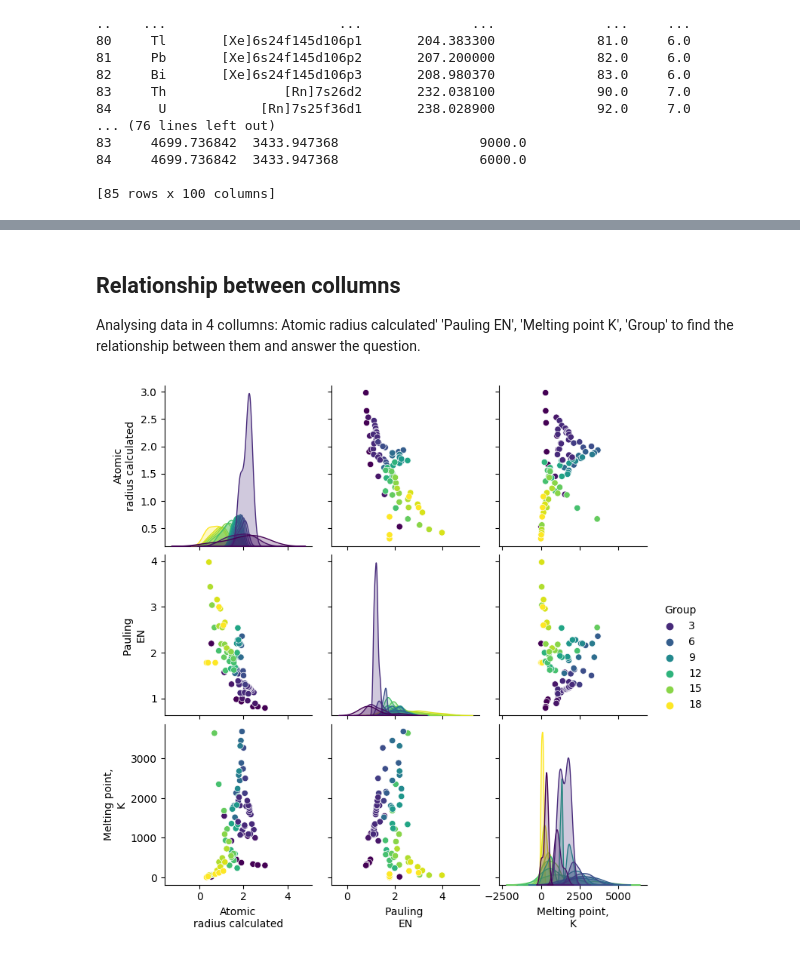
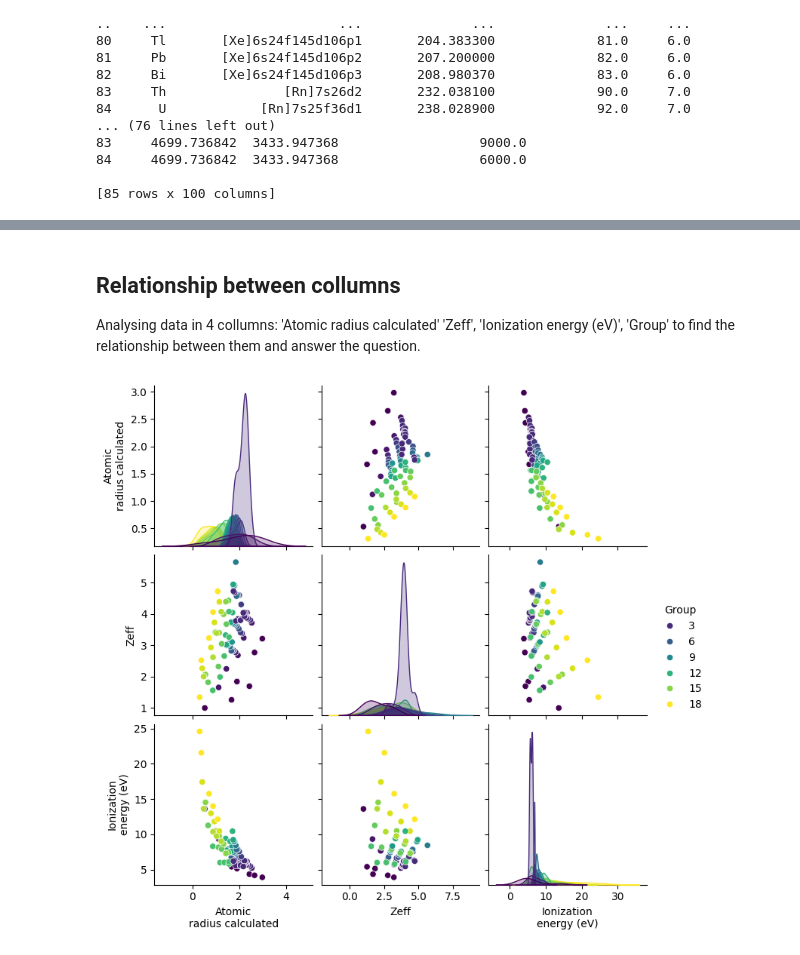
Before and after one commit to G180125/Research-Assessment-3, a Jupyter notebook: Research.ipynb, the cells around one changed output, grey strips where cells are left out. Saved outputs shown, nothing was run; the diff lists cells and outputs as text; code cells hidden in the pictures.

```diff
--- a/Research.ipynb
+++ b/Research.ipynb
@@ -180,11 +198,11 @@ plt.show()
 # %% [markdown]
 ## Relationship between collumns
-Analysing data in 4 collumns: Atomic radius calculated' 'Pauling EN', 'Melting point K', 'Group' to find the relationship between them and answer the question.
+Analysing data in 4 collumns: 'Atomic radius calculated' 'Zeff', 'Ionization energy (eV)', 'Group' to find the relationship between them and answer the question.
 # %%
 plt.rcdefaults()
 
 df['Group'] = df['Group'].astype(int)
-sns.pairplot(df, vars=['Atomic\nradius calculated', 'Pauling \nEN', 'Melting point,\nK'], hue='Group', palette='viridis')
+sns.pairplot(df, vars=['Atomic\nradius calculated', 'Zeff', 'Ionization\nenergy (eV)'], hue='Group', palette='viridis')
 plt.show()
 # %% [output]
-[figure, old version]
+[figure, new version]
```
Also changed, not shown: parts of 25 cells of this notebook.
